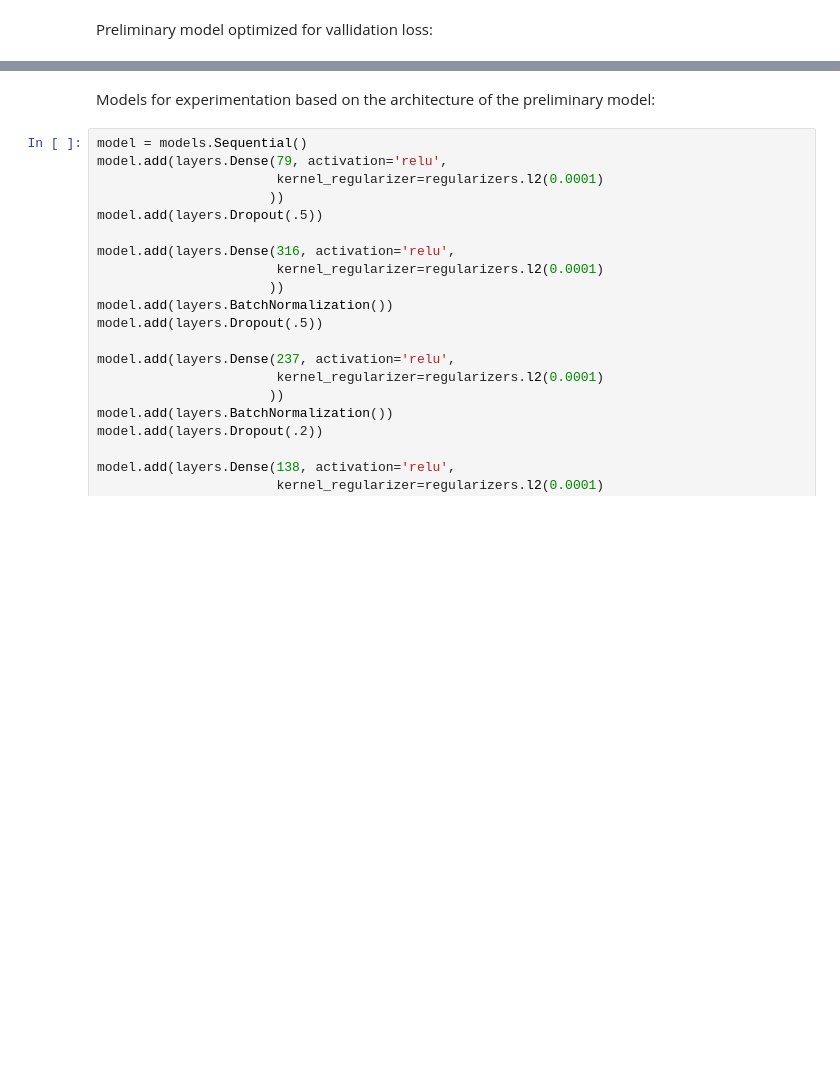
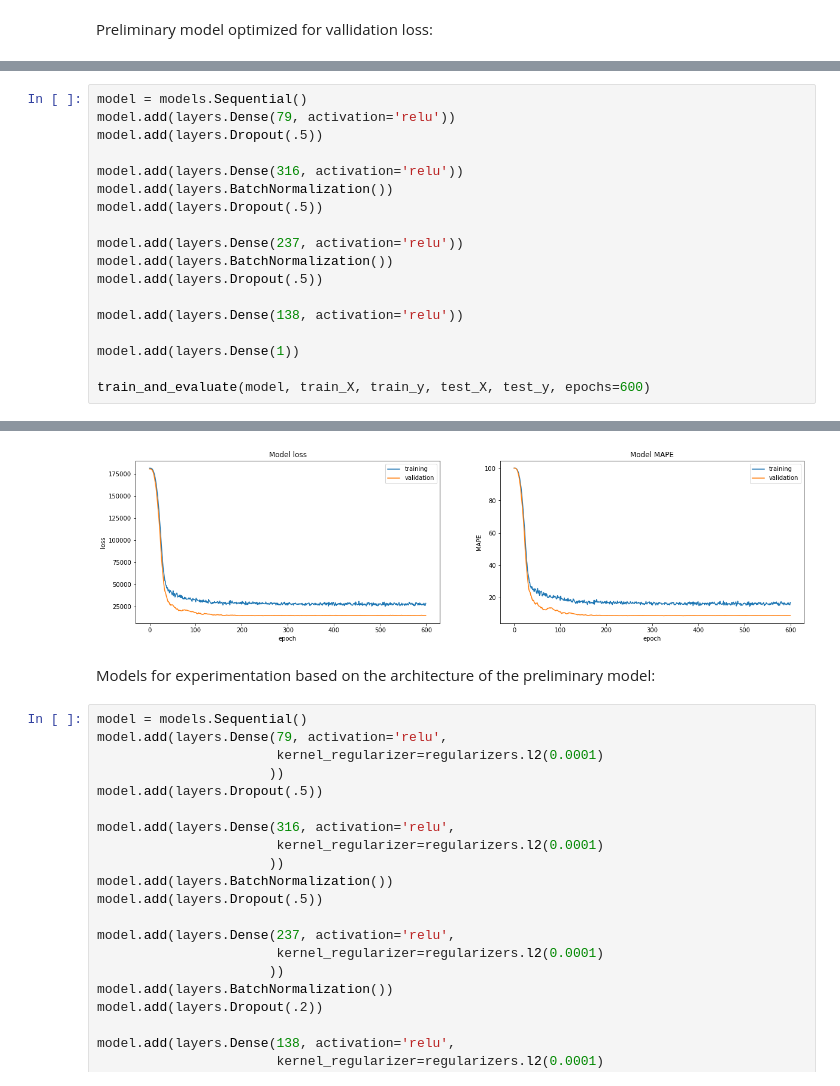
Before and after one commit to Brammetje23/Project-X, a Jupyter notebook: NN.ipynb, the cells around one changed output, grey strips where cells are left out. Cells and saved outputs as stored; diff of their text form; blank space fills up the shorter version.

```diff
--- a/NN.ipynb
+++ b/NN.ipynb
@@ -147,0 +155,19 @@ plot_errors(model)
+# %%
+model = models.Sequential()
+model.add(layers.Dense(79, activation='relu'))
+model.add(layers.Dropout(.5))
+
+model.add(layers.Dense(316, activation='relu'))
+model.add(layers.BatchNormalization())
+model.add(layers.Dropout(.5))
+
+model.add(layers.Dense(237, activation='relu'))
+model.add(layers.BatchNormalization())
+model.add(layers.Dropout(.5))
+
+model.add(layers.Dense(138, activation='relu'))
+
+model.add(layers.Dense(1))
+
+train_and_evaluate(model, train_X, train_y, test_X, test_y, epochs=600)
+# %% [output]
@@ -148,3 +176,4 @@ plot_errors(model)
+[figure, added]
 # %% [markdown]
 Models for experimentation based on the architecture of the preliminary model:
 # %%
```
Also changed, not shown: parts of 7 cells of this notebook.
